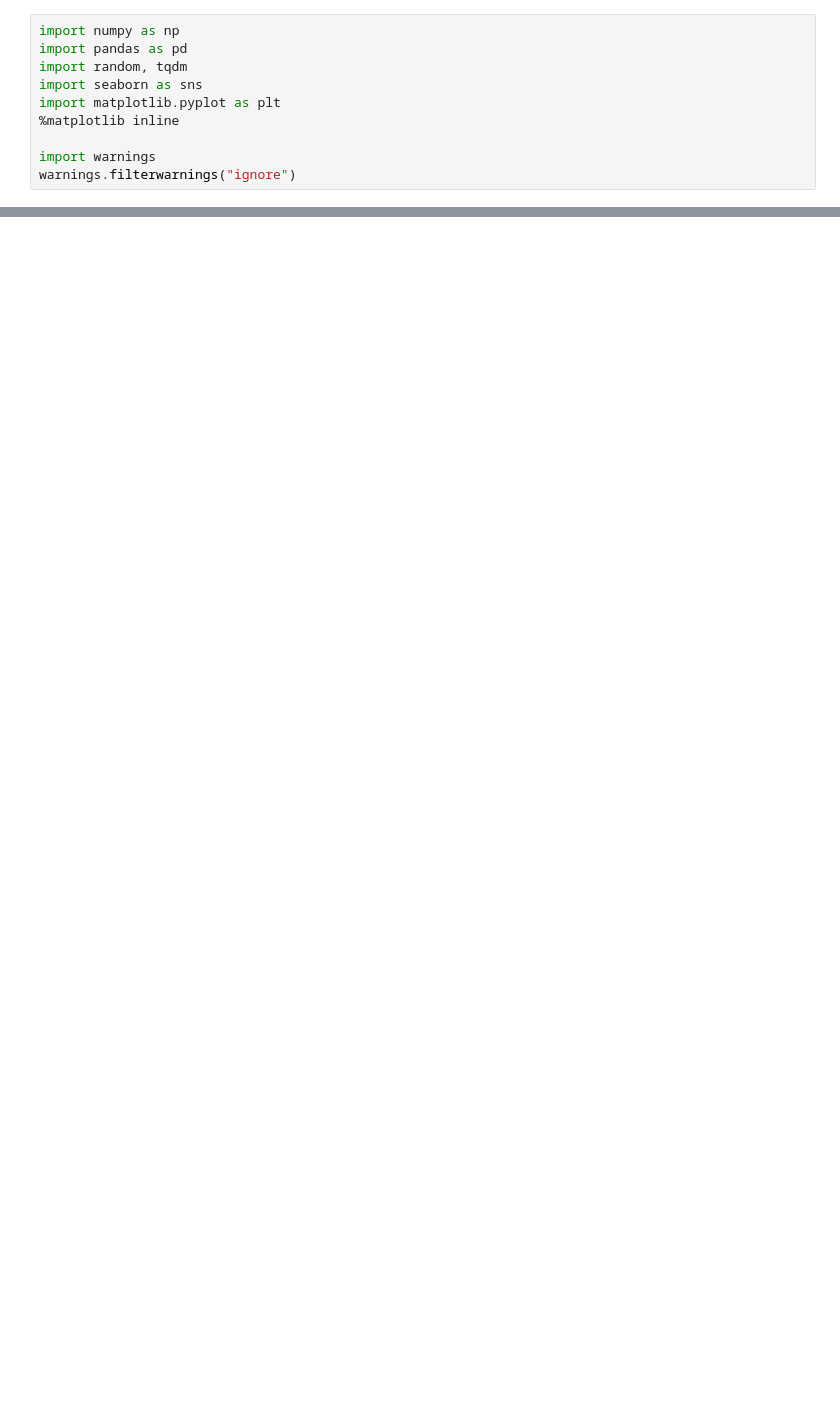
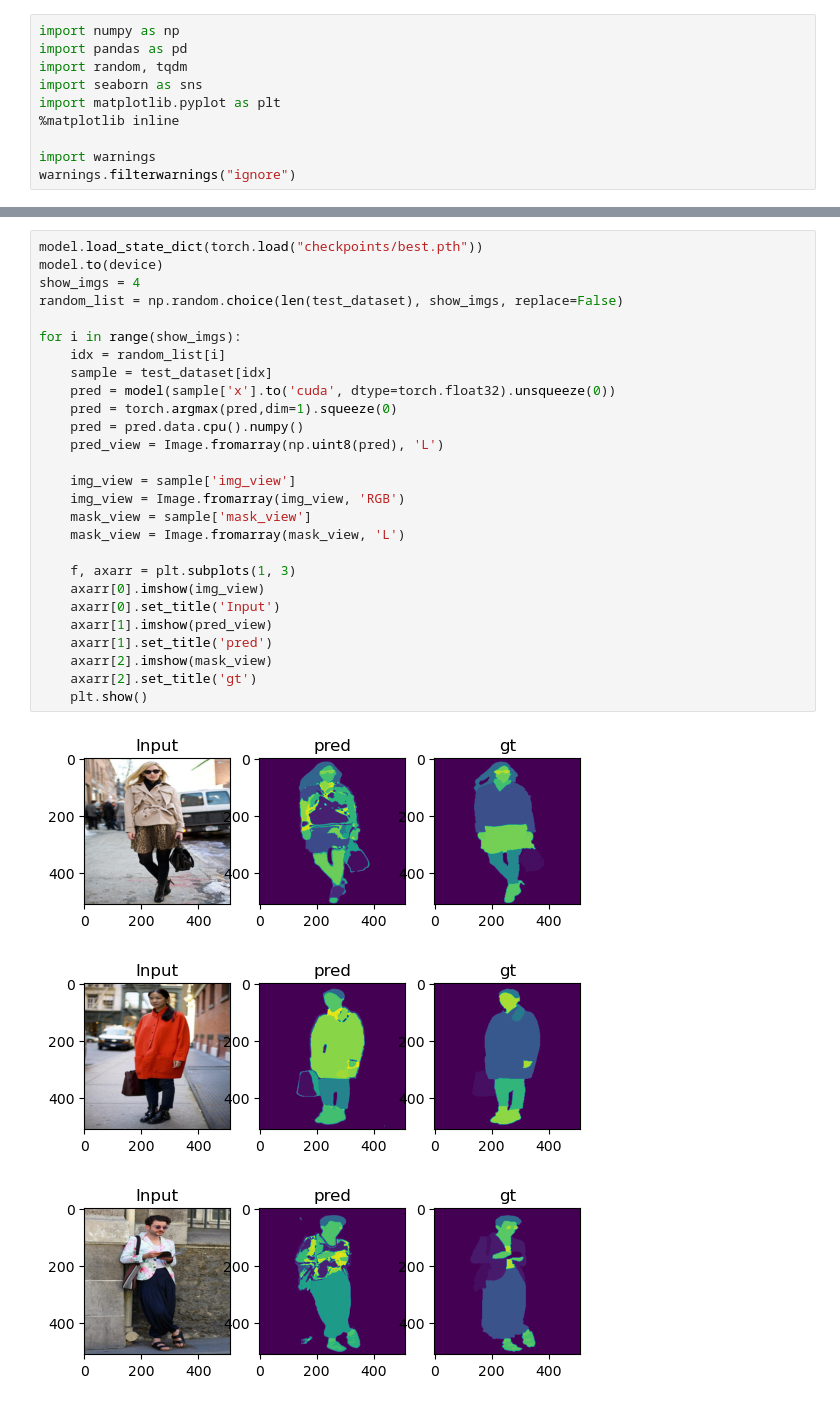
Before and after one commit to mosnazik/Neural-Network-algorithm, a Jupyter notebook: Задача 5.ipynb, the cells around one changed output, grey strips where cells are left out. Drawn from its saved outputs; the diff is of its cells as text; blank space fills up the shorter version.

```diff
--- a/Задача 5.ipynb
+++ b/Задача 5.ipynb
@@ -42,0 +320,31 @@ pip install -q -U segmentation-models-pytorch albumentations > /dev/null
+# %%
+model.load_state_dict(torch.load("checkpoints/best.pth"))
+model.to(device)
+show_imgs = 4
+random_list = np.random.choice(len(test_dataset), show_imgs, replace=False)
+
+for i in range(show_imgs):
+    idx = random_list[i]
+    sample = test_dataset[idx]
+    pred = model(sample['x'].to('cuda', dtype=torch.float32).unsqueeze(0))
+    pred = torch.argmax(pred,dim=1).squeeze(0)
+    pred = pred.data.cpu().numpy()
+    pred_view = Image.fromarray(np.uint8(pred), 'L')
+
+    img_view = sample['img_view']
+    img_view = Image.fromarray(img_view, 'RGB')
+    mask_view = sample['mask_view']
+    mask_view = Image.fromarray(mask_view, 'L')
+
+    f, axarr = plt.subplots(1, 3)
+    axarr[0].imshow(img_view)
+    axarr[0].set_title('Input')
+    axarr[1].imshow(pred_view)
+    axarr[1].set_title('pred')
+    axarr[2].imshow(mask_view)
+    axarr[2].set_title('gt')
+    plt.show()
+# %% [output]
+[figure, added]
+[figure, added]
+[figure, added]
```
Also changed, not shown: parts of 15 cells of this notebook.
